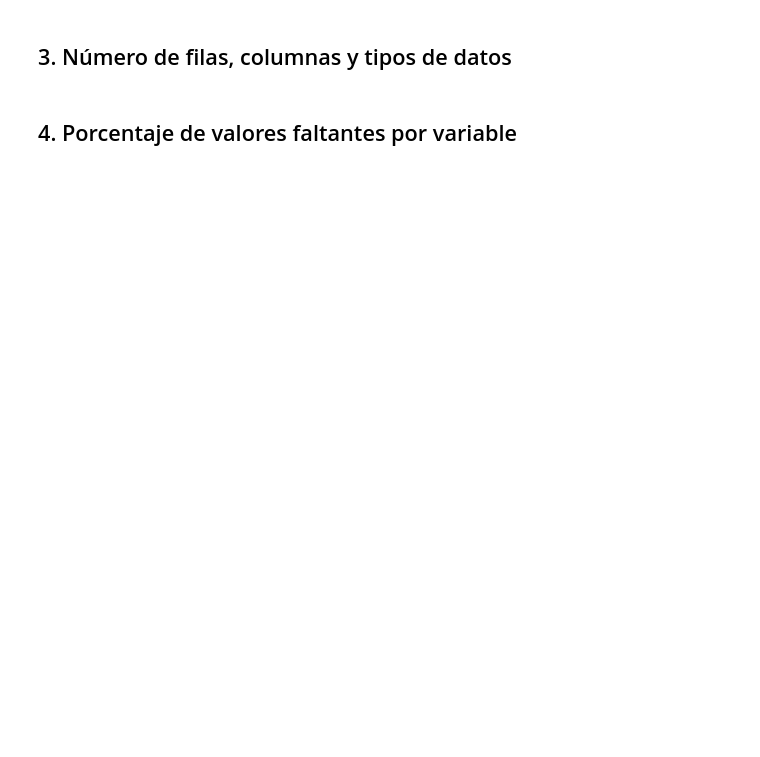
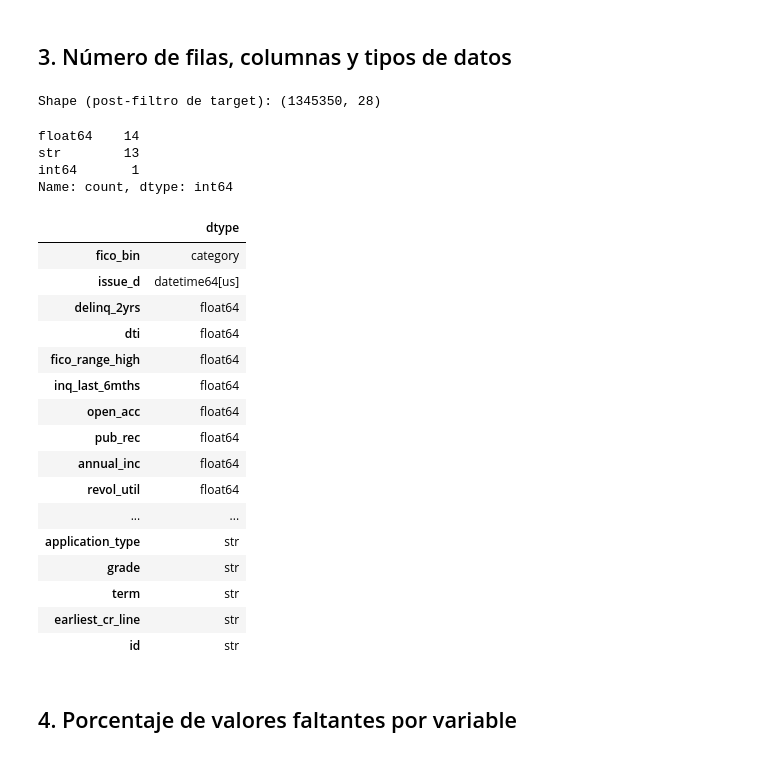
Before and after one commit to FlaviaPalacios/proyecto-ML, a Jupyter notebook: 01_exploracion_inicial.ipynb, the cells around one changed output. Cells and saved outputs as stored; diff of their text form; code cells hidden in the pictures; blank space fills up the shorter version.

```diff
--- a/01_exploracion_inicial.ipynb
+++ b/01_exploracion_inicial.ipynb
@@ -41,7 +111,7 @@ Dado el tamaño del archivo (~2.2M filas, 140+ columnas), se recomienda:
 
 Aquí se muestra la carga completa de las columnas necesarias para el análisis y el baseline.
 # %%
-DATA_PATH = "../data/raw/accepted_2007_to_2018Q4.csv"  # ajustar nombre/ruta real del archivo descargado
+DATA_PATH = "data/raw/accepted_2007_to_2018Q4.csv"# ajustar nombre/ruta real del archivo descargado
 
 # Columnas relevantes: identificador, target, fecha de originación y features "leakage-safe"
 USECOLS = [
@@ -80,8 +169,32 @@ print(f"Filas para modelado: {len(df_model):,}")
 # %%
 print(f"Shape (post-filtro de target): {df_model.shape}")
 df_model.dtypes.value_counts()
+# %% [output]
+Shape (post-filtro de target): (1345350, 28)
+float64    14
+str        13
+int64       1
+Name: count, dtype: int64
 # %%
-df_model.dtypes.sort_values().to_frame(name='dtype')
+df_model.dtypes.astype(str).sort_values().to_frame(name="dtype")
+# %% [output]
+|  | dtype |
+| fico_bin | category |
+| issue_d | datetime64[us] |
+| delinq_2yrs | float64 |
+| dti | float64 |
+| fico_range_high | float64 |
+| inq_last_6mths | float64 |
+| open_acc | float64 |
+| pub_rec | float64 |
+| annual_inc | float64 |
+| revol_util | float64 |
+| ... | ... |
+| application_type | str |
+| grade | str |
+| term | str |
+| earliest_cr_line | str |
+| id | str |
 # %% [markdown]
 ## 4. Porcentaje de valores faltantes por variable
 # %%
```
Also changed, not shown: parts of 15 cells of this notebook.
